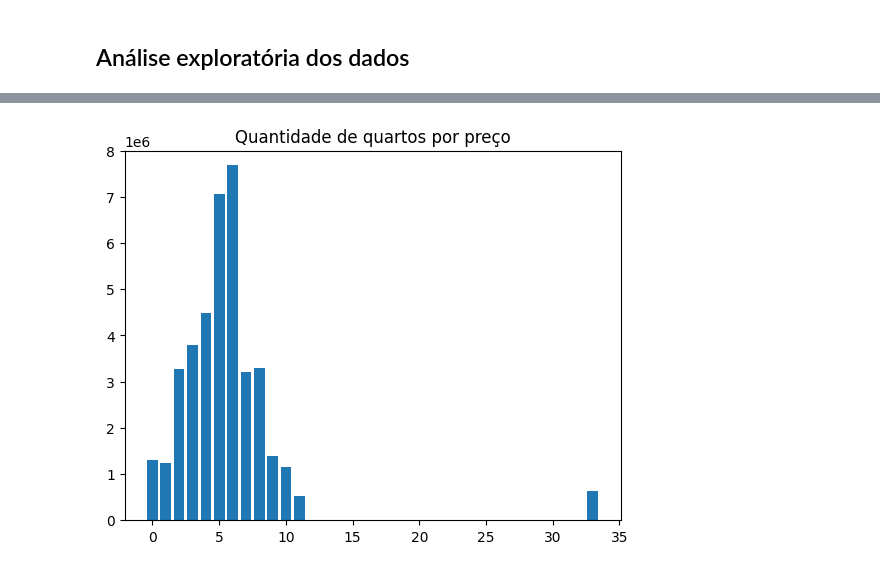
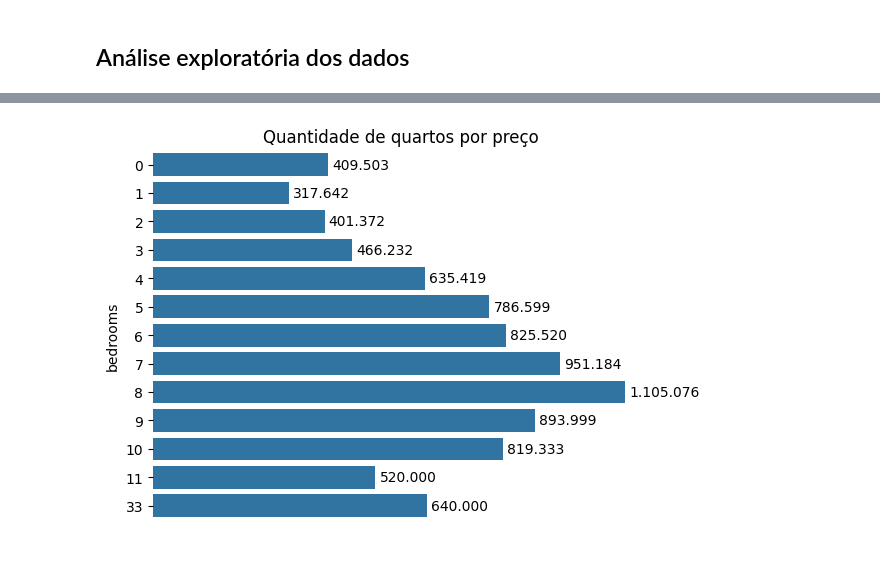
Before and after one commit to EnzoSBDias/House_Pricing_ML, a Jupyter notebook: code/main.ipynb, the cells around one changed output, grey strips where cells are left out. Cells and saved outputs as stored; diff of their text form; code cells hidden in the pictures.

```diff
--- a/code/main.ipynb
+++ b/code/main.ipynb
@@ -138,10 +140,3 @@ df.describe().T
 | condition_Good | 21,613 | 0 | 0 | 0 | 0 | 0 | 1 | 1 |
 | condition_Poor | 21,613 | 0 | 0 | 0 | 0 | 0 | 0 | 1 |
 | condition_Very Good | 21,613 | 0 | 0 | 0 | 0 | 0 | 0 | 1 |
-# %%
-# Gráfico de preço por quantidade de quartos
-plt.bar(df['bedrooms'], df['price'])
-plt.title('Quantidade de quartos por preço')
-plt.show()
-# %% [output]
-[figure, removed]
@@ -149,0 +143,20 @@ plt.show()
+# %%
+# Gráfico de preço por quantidade de quartos
+ax = sns.barplot(data=df, y='bedrooms', x='price', errorbar=None, orient='h')
+plt.title('Quantidade de quartos por preço')
+
+# Adicionar os valores no final de cada barra
+for container in ax.containers:
+    ax.bar_label(container, labels=[f'{int(p.get_width()):,}'.replace(',', '.') for p in container], label_type='edge', padding=3)
+
+# Remover o eixo Y
+ax.set_xlabel('')
+ax.set_xticks([])
+
+# Retirando as bordas
+sns.despine(left=True, bottom=True)
+
+# Mostrar o gráfico
+plt.show()
+# %% [output]
+[figure, added]
```
Also changed, not shown: parts of 3 cells of this notebook.
